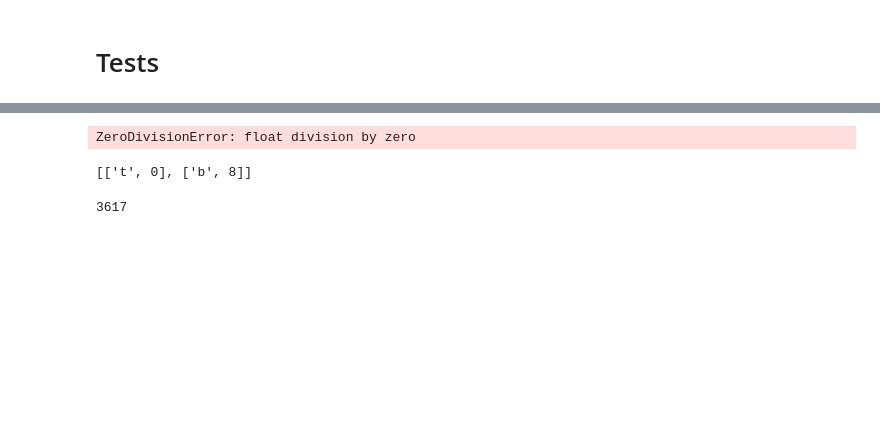
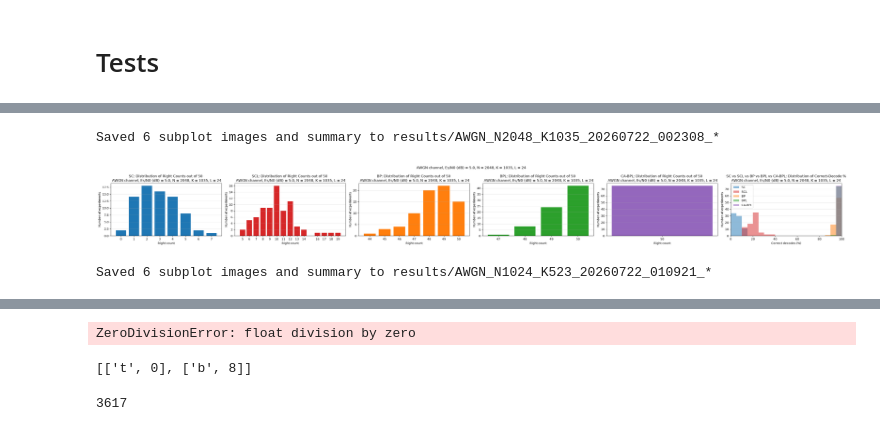
Before and after one commit to dmeloca/polar-codes, a Jupyter notebook: tests.ipynb, the cells around one changed output, grey strips where cells are left out. Saved outputs shown, nothing was run; the diff lists cells and outputs as text; code cells hidden in the pictures; blank space fills up the shorter version.

```diff
--- a/tests.ipynb
+++ b/tests.ipynb
@@ -159,0 +245,80 @@ plt.show()
+# %%
+import os
+
+import matplotlib.pyplot as plt
+from collections import Counter
+
+colors = {"SC": "tab:blue", "SCL": "tab:red", "BP": "tab:orange", "BPL": "tab:green", "CA-BPL": "tab:purple"}
+
+RESULTS_DIR = "results"
+os.makedirs(RESULTS_DIR, exist_ok=True)
+
+#*one figure (saved per-panel) per swept (N, K) config in `all_runs`, so every run from
+#*the experiment loop gets its own saved subplot images instead of only the last one
+for run in all_runs:
+    #*one panel per decoder plus the shared overlay, so adding a decoder to `decoders`
+    #*above widens this figure without any other edit here
+    fig, axes = plt.subplots(1, len(run["results"]) + 1, figsize=(6 * (len(run["results"]) + 1), 4))
+    fig.suptitle(f"{run['CHANNEL']} channel, {run['config']['param_name']} = {run['config']['param']}, "
+                 f"N = {run['N']}, K = {run['K']}, L = {run['N_GRAPHS']}")
+
+    for ax, (name, result) in zip(axes, run["results"].items()):
+        distribution = Counter(result["right_counts"])
+        x = sorted(distribution.keys())
+        y = [distribution[count] for count in x]
+
+        ax.bar(x, y, width=0.8, color=colors[name])
+        ax.set_xlabel("Right count")
+        ax.set_ylabel("Number of experiments")
+        ax.set_title(f"{name}: Distribution of Right Counts out of {run['SAMPLES']} \n "
+                     f"{run['CHANNEL']} channel, {run['config']['param_name']} = {run['config']['param']}, "
+                     f"N = {run['N']}, K = {run['K']}, L = {run['N_GRAPHS']}")
+        ax.set_xticks(x)
+        ax.grid(axis="y", alpha=0.3)
+
+    #*every decoder now sees the same SAMPLES denominator, so the percentages are directly
+    #*comparable; the fixed range keeps every bin inside [0, 100] so bars are never cropped
+    overlay = axes[-1]
+    for name, result in run["results"].items():
+        pct = [count / run["SAMPLES"] * 100 for count in result["right_counts"]]
+        overlay.hist(pct, bins=20, range=(0, 100), color=colors[name], alpha=0.5, label=name)
+
+    overlay.set_xlabel("Correct decodes (%)")
+    overlay.set_ylabel("Number of experiments")
+    overlay.set_title(f" vs ".join(run["results"]) + f": Distribution of Correct-Decode %\n"
+                       f"{run['CHANNEL']} channel, {run['config']['param_name']} = {run['config']['param']}, "
+                       f"N = {run['N']}, K = {run['K']}, L = {run['N_GRAPHS']}")
+    overlay.set_xlim(0, 100)
+    overlay.grid(axis="y", alpha=0.3)
+    overlay.legend()
+
+    plt.tight_layout()
+
+    #*reuse the run_tag from the experiment cell so these per-panel images' filenames
+    #*match that run's saved .json/raw-data and .txt summary
+    run_tag = run["run_tag"]
+
+    #*axes are [one panel per decoder, in `run["results"]` order] + [the overlay panel]
+    #*force a layout pass so get_tightbbox() reflects final (post tight_layout) positions
+    fig.canvas.draw()
+
+    panel_names = list(run["results"].keys()) + ["overlay"]
+    for ax, name in zip(axes, panel_names):
+        #*get_tightbbox includes tick labels/axis labels/title, not just the bare axes box
+        extent = ax.get_tightbbox(fig.canvas.get_renderer()).transformed(fig.dpi_scale_trans.inverted())
+
+        #*pad uniformly, then nudge if the crop still leans the wrong way
+        #*(dx > 0 moves right, dy > 0 moves up; tweak per-panel if needed)
+        extent = extent.padded(0.15).translated(0.0, 0.0)
+
+        fig.savefig(os.path.join(RESULTS_DIR, f"{run_tag}_{name}.png"), dpi=150, bbox_inches=extent)
+
+    with open(os.path.join(RESULTS_DIR, f"{run_tag}.txt"), "w") as f:
+        f.write("\n".join(run["summary_lines"]) + "\n")
+    print(f"Saved {len(panel_names)} subplot images and summary to {RESULTS_DIR}/{run_tag}_*")
+
+    plt.show()
+# %% [output]
+Saved 6 subplot images and summary to results/AWGN_N2048_K1035_20260722_002308_*
+[figure, added]
+Saved 6 subplot images and summary to results/AWGN_N1024_K523_20260722_010921_*
```
Also changed, not shown: parts of 9 cells of this notebook, 2 other files.
